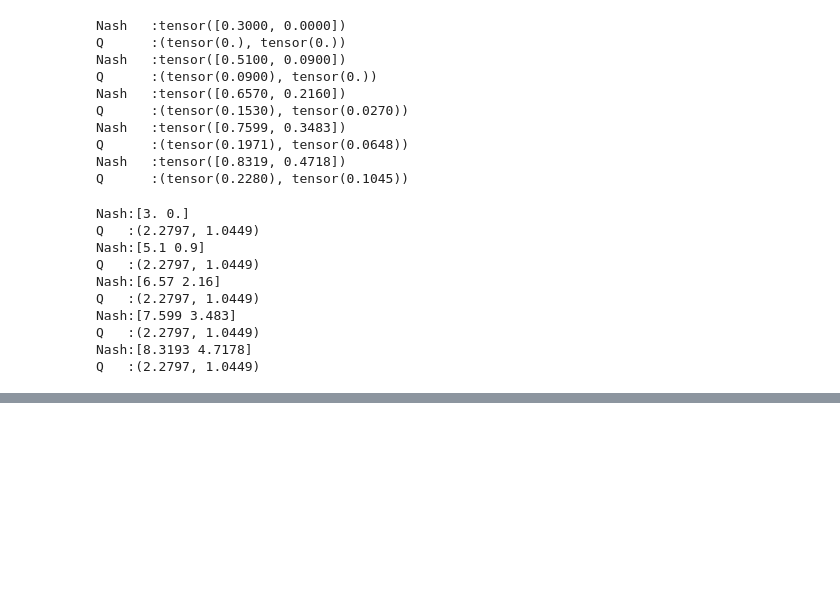
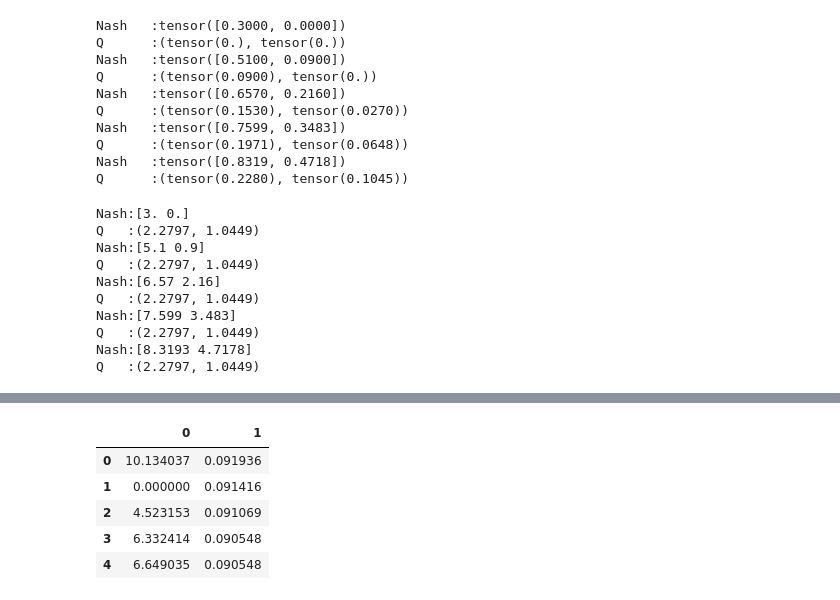
Before and after one commit to NWC-CUAHSI-Summer-Institute/cfe_py, a Jupyter notebook: function_test_ground.ipynb, the cells around one changed output, grey strips where cells are left out. Cells and saved outputs as stored; diff of their text form; code cells hidden in the pictures; blank space fills up the shorter version.

```diff
--- a/function_test_ground.ipynb
+++ b/function_test_ground.ipynb
@@ -369,0 +384,10 @@ Q   :(2.2797, 1.0449)
+# %%
+testrun_torch = pd.read_csv(r'G:\Shared drives\SI_NextGen_Aridity\dCFE\output\2023-07-07_debugger\test_ts_before_backward_propagation.csv', header=None)
+testrun_torch.head()
+# %% [output]
+|  | 0 | 1 |
+| 0 | 10.134037 | 0.091936 |
+| 1 | 0.000000 | 0.091416 |
+| 2 | 4.523153 | 0.091069 |
+| 3 | 6.332414 | 0.090548 |
+| 4 | 6.649035 | 0.090548 |
```
Also changed, not shown: parts of 5 cells of this notebook, 4 other files.
